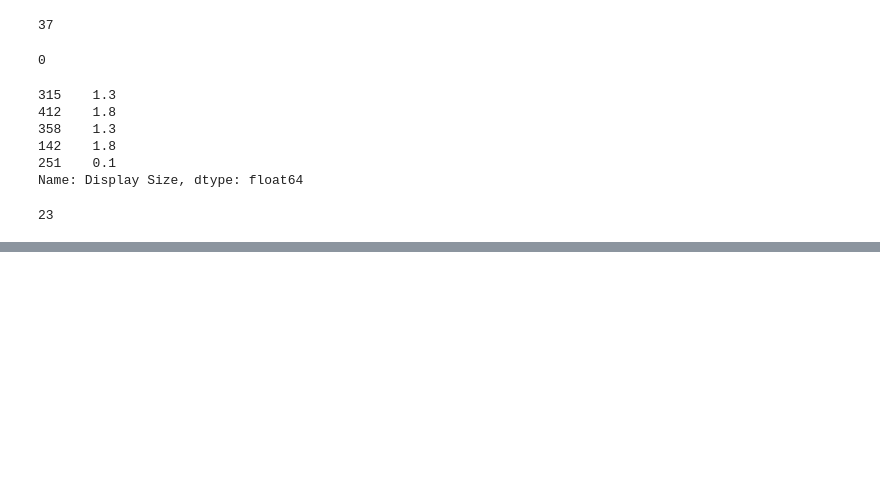
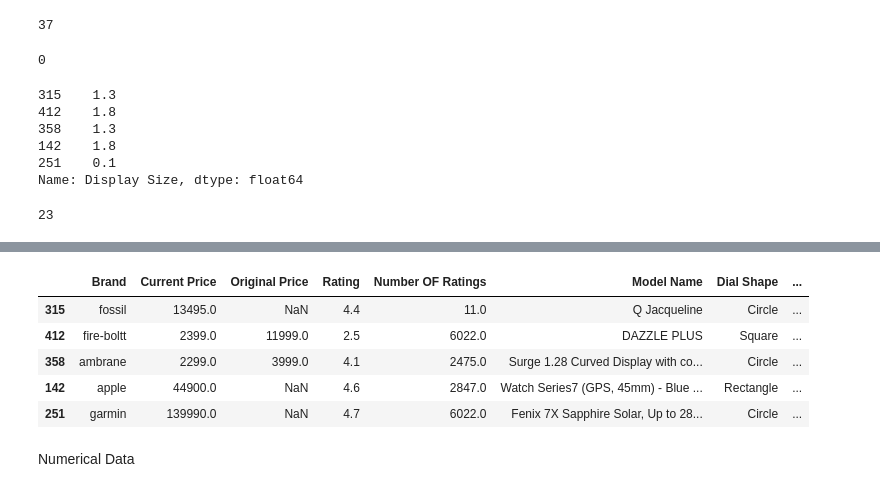
Before and after one commit to adhi1911/Watch-Price-Prediction, a Jupyter notebook: feature_engineering.ipynb, the cells around one changed output, grey strips where cells are left out. Cells and saved outputs as stored; diff of their text form; code cells hidden in the pictures; blank space fills up the shorter version.

```diff
--- a/feature_engineering.ipynb
+++ b/feature_engineering.ipynb
@@ -83,0 +144,11 @@ train_df['Display Size'].isna().sum()
+# %%
+train_df.head()
+# %% [output]
+|  | Brand | Current Price | Original Price | Rating | Number OF Ratings | Model Name | Dial Shape | ... |
+| 315 | fossil | 13495.0 | NaN | 4.4 | 11.0 | Q Jacqueline | Circle | ... |
+| 412 | fire-boltt | 2399.0 | 11999.0 | 2.5 | 6022.0 | DAZZLE PLUS | Square | ... |
+| 358 | ambrane | 2299.0 | 3999.0 | 4.1 | 2475.0 | Surge 1.28 Curved Display with co... | Circle | ... |
+| 142 | apple | 44900.0 | NaN | 4.6 | 2847.0 | Watch Series7 (GPS, 45mm) - Blue ... | Rectangle | ... |
+| 251 | garmin | 139990.0 | NaN | 4.7 | 6022.0 | Fenix 7X Sapphire Solar, Up to 28... | Circle | ... |
+# %% [markdown]
+Numerical Data
```
Also changed, not shown: parts of 16 cells of this notebook.
